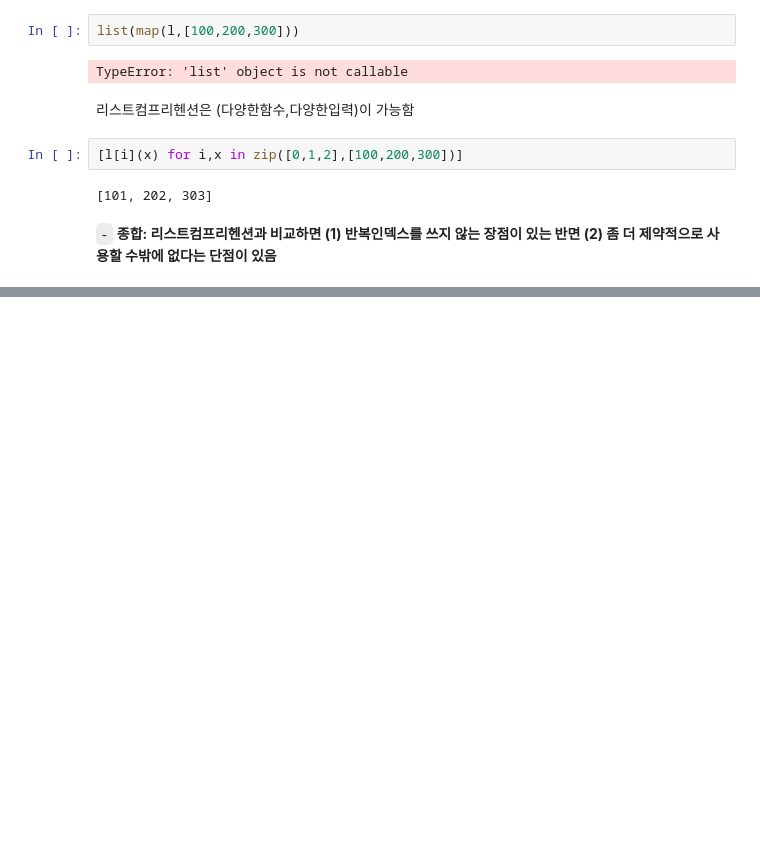
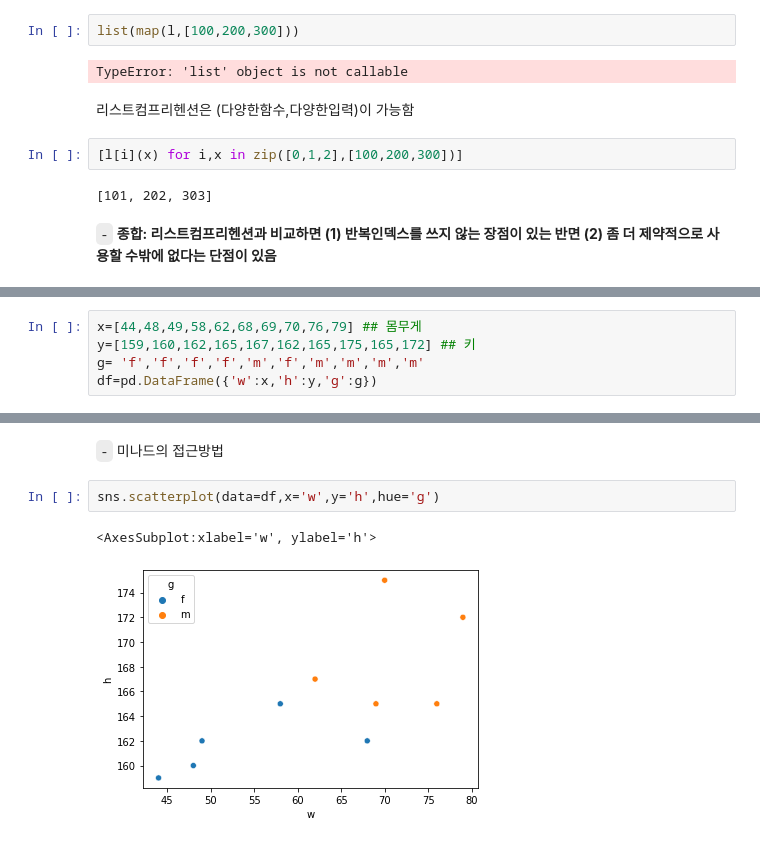
Before and after one commit to guebin/2021DV, a Jupyter notebook: _notebooks/2021-10-06-(5주차) 10월6일.ipynb, the cells around one changed output, grey strips where cells are left out. Drawn from its saved outputs; the diff is of its cells as text; blank space fills up the shorter version.

```diff
--- a/_notebooks/Untitled.ipynb
+++ b/_notebooks/2021-10-06-(5주차) 10월6일.ipynb
@@ -404,0 +485,5 @@ TypeError: 'list' object is not callable
+# %%
+x=[44,48,49,58,62,68,69,70,76,79] ## 몸무게
+y=[159,160,162,165,167,162,165,175,165,172] ## 키
+g= 'f','f','f','f','m','f','m','m','m','m'
+df=pd.DataFrame({'w':x,'h':y,'g':g})
@@ -404,0 +504,7 @@ TypeError: 'list' object is not callable
+# %% [markdown]
+`-` 미나드의 접근방법
+# %%
+sns.scatterplot(data=df,x='w',y='h',hue='g')
+# %% [output]
+<AxesSubplot:xlabel='w', ylabel='h'>
+[figure, added]
```
Also changed, not shown: parts of 46 cells of this notebook.
